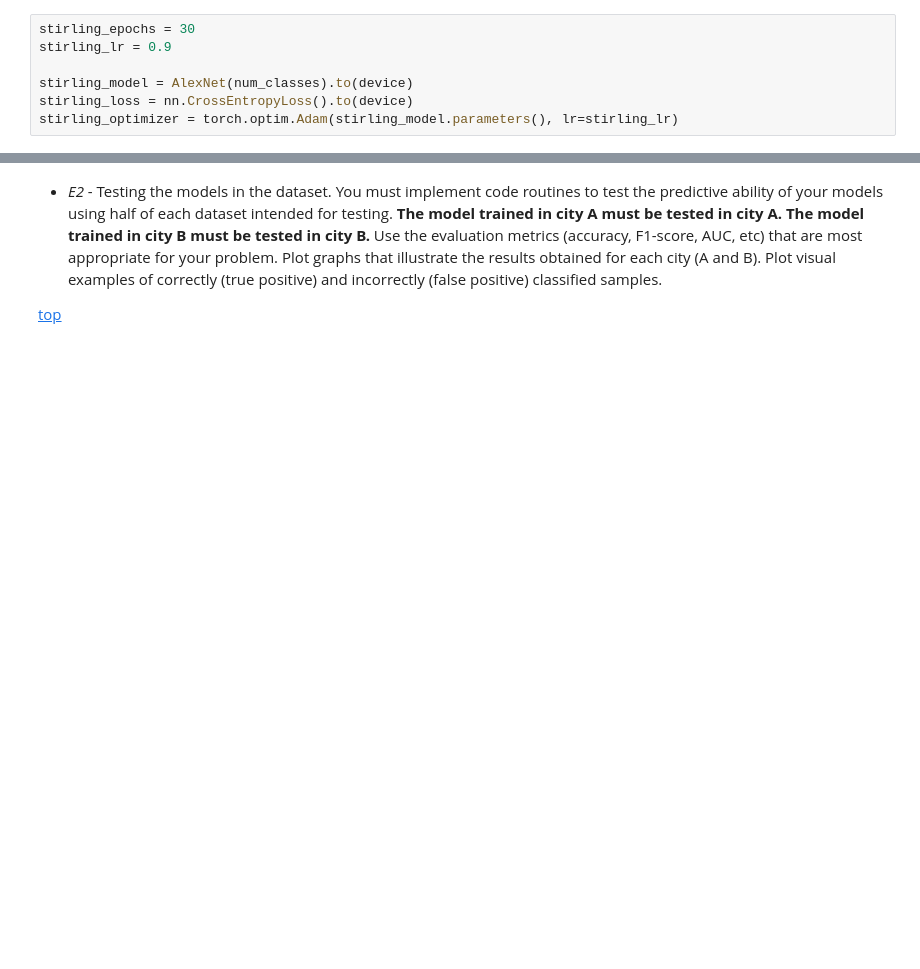
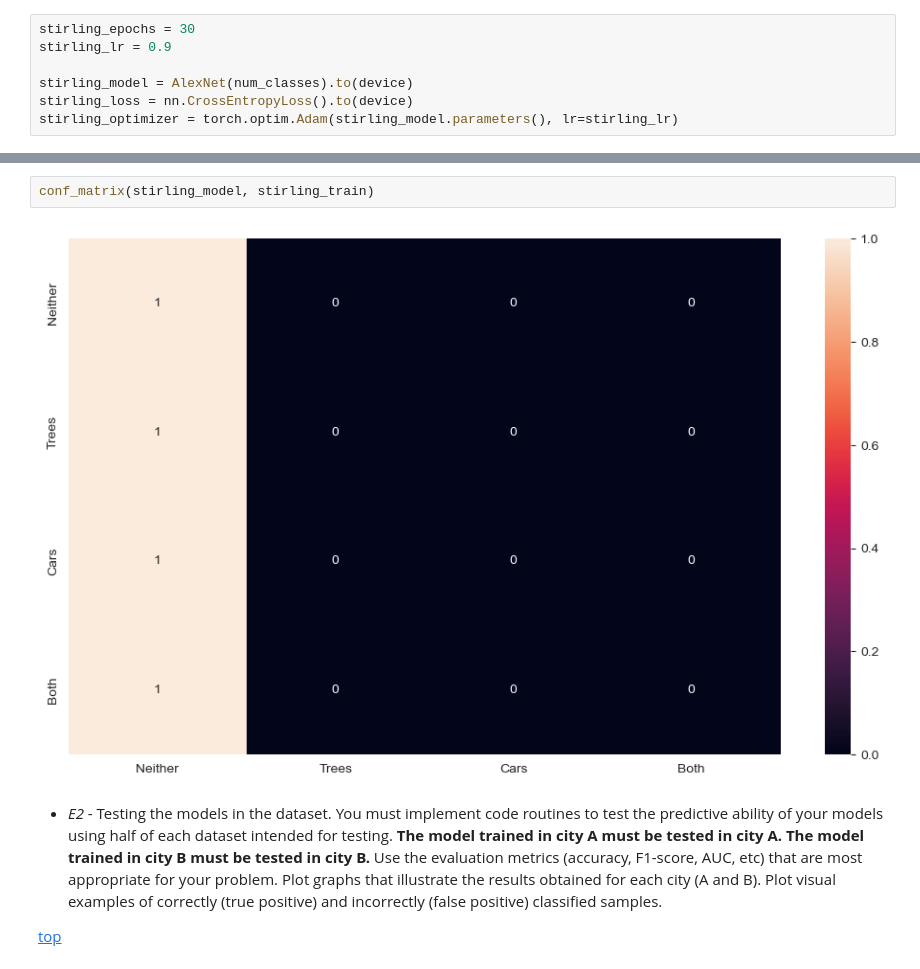
Before and after one commit to Jarlxta/CSCU9M6-ImageClassification, a Jupyter notebook: 2023_Spring_Assignment_M6.ipynb, the cells around one changed output, grey strips where cells are left out. Saved outputs shown, nothing was run; the diff lists cells and outputs as text; blank space fills up the shorter version.

```diff
--- a/2023_Spring_Assignment_M6.ipynb
+++ b/2023_Spring_Assignment_M6.ipynb
@@ -491,3 +525,7 @@ Epoch 30 resolved in 17.46 seconds. Train loss: 273644366566785024.00. Train acc
+# %%
+conf_matrix(stirling_model, stirling_train)
+# %% [output]
+[figure, added]
 # %% [markdown]
   - *E2* - Testing the models in the dataset. You must implement code routines to test the predictive ability of your models using half of each dataset intended for testing. **The model trained in city A must be tested in city A. The model trained in city B must be tested in city B.** Use the evaluation metrics (accuracy, F1-score, AUC, etc) that are most appropriate for your problem. Plot graphs that illustrate the results obtained for each city (A and B). Plot visual examples of correctly (true positive) and incorrectly (false positive) classified samples.
 
```
Also changed, not shown: parts of 15 cells of this notebook.
